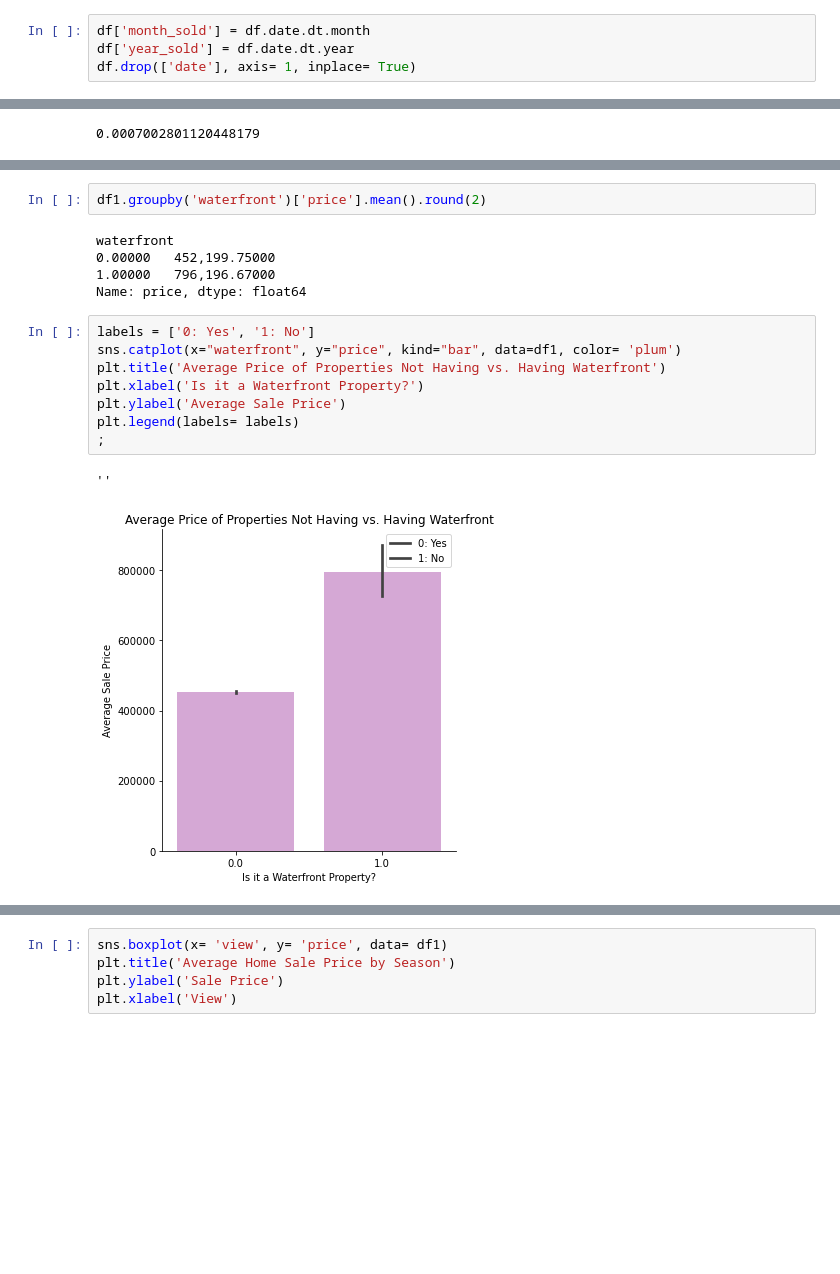
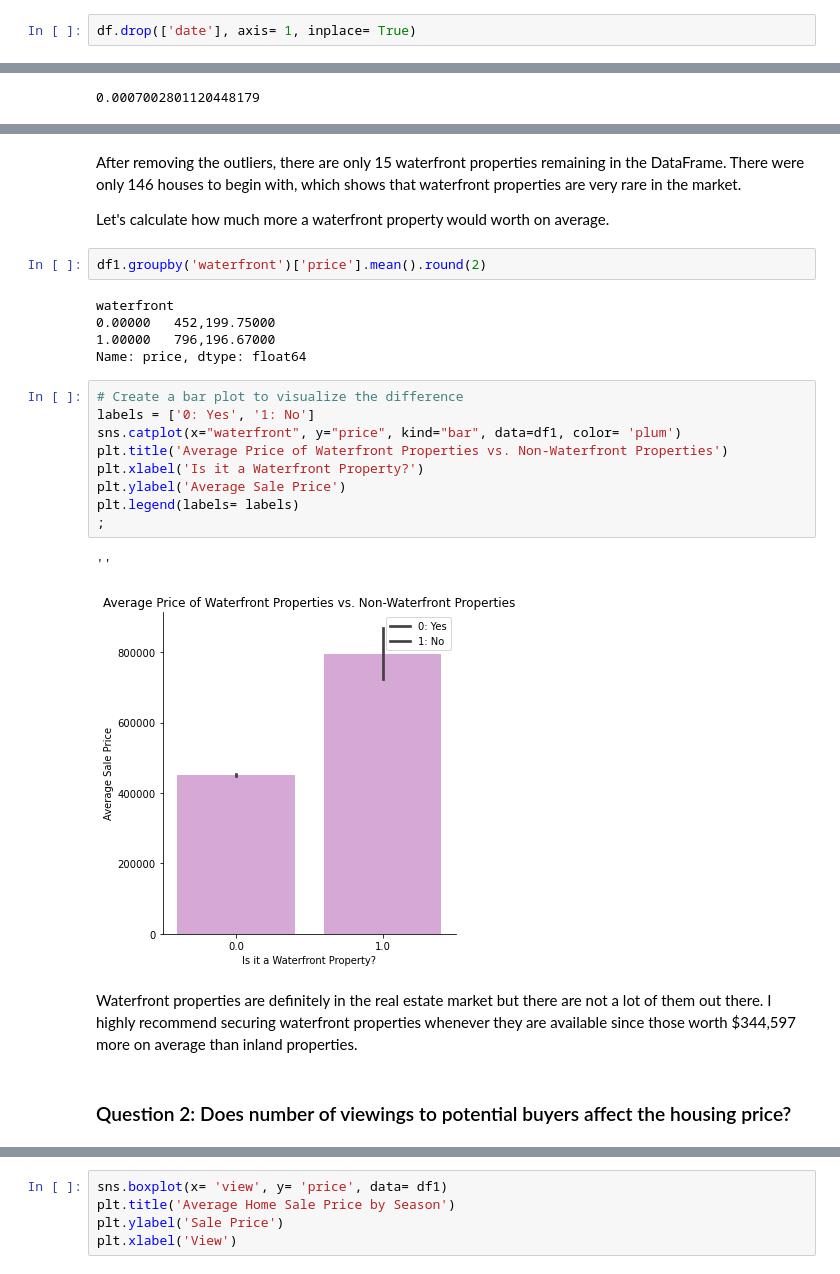
Before and after one commit to jennifernha/King-County-House-Sales, a Jupyter notebook: King County House Sales Analysis.ipynb, the cells around one changed output, grey strips where cells are left out. Saved outputs shown, nothing was run; the diff lists cells and outputs as text; blank space fills up the shorter version.

```diff
--- a/King County House Sales Analysis.ipynb
+++ b/King County House Sales Analysis.ipynb
@@ -153,6 +189,4 @@ df['date'] = pd.to_datetime(df['date'])
 # %%
-df['month_sold'] = df.date.dt.month
-df['year_sold'] = df.date.dt.year
 df.drop(['date'], axis= 1, inplace= True)
 # %%
 df.info()
@@ -444,3 +482,7 @@ Text(0.5, 0, 'Longitude')
+# %% [markdown]
+After removing the outliers, there are only 15 waterfront properties remaining in the DataFrame. There were only 146 houses to begin with, which shows that waterfront properties are very rare in the market.
+
+Let's calculate how much more a waterfront property would worth on average.
 # %%
 df1.groupby('waterfront')['price'].mean().round(2)
 # %% [output]
@@ -449,14 +491,19 @@ waterfront
 1.00000   796,196.67000
 Name: price, dtype: float64
 # %%
+# Create a bar plot to visualize the difference
 labels = ['0: Yes', '1: No']
 sns.catplot(x="waterfront", y="price", kind="bar", data=df1, color= 'plum')
-plt.title('Average Price of Properties Not Having vs. Having Waterfront')
+plt.title('Average Price of Waterfront Properties vs. Non-Waterfront Properties')
 plt.xlabel('Is it a Waterfront Property?')
 plt.ylabel('Average Sale Price')
 plt.legend(labels= labels)
 ;
 # %% [output]
 ''
-[figure, old version]
+[figure, new version]
+# %% [markdown]
+Waterfront properties are definitely in the real estate market but there are not a lot of them out there. I highly recommend securing waterfront properties whenever they are available since those worth $344,597 more on average than inland properties.
+# %% [markdown]
+### Question 2: Does number of viewings to potential buyers affect the housing price?
 # %%
```
Also changed, not shown: parts of 57 cells of this notebook.
